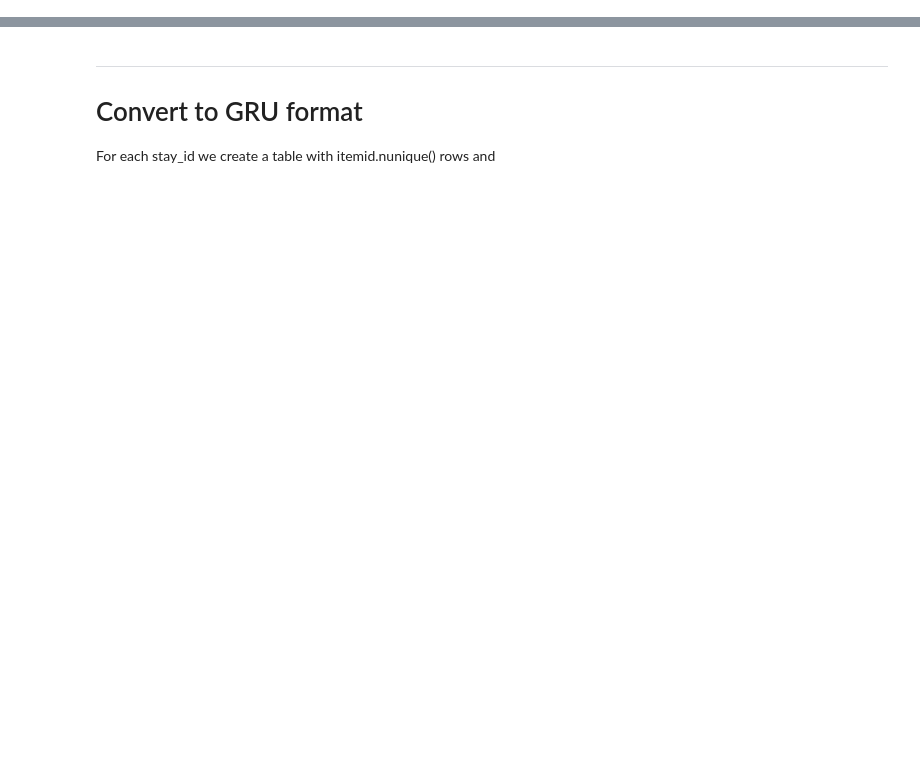
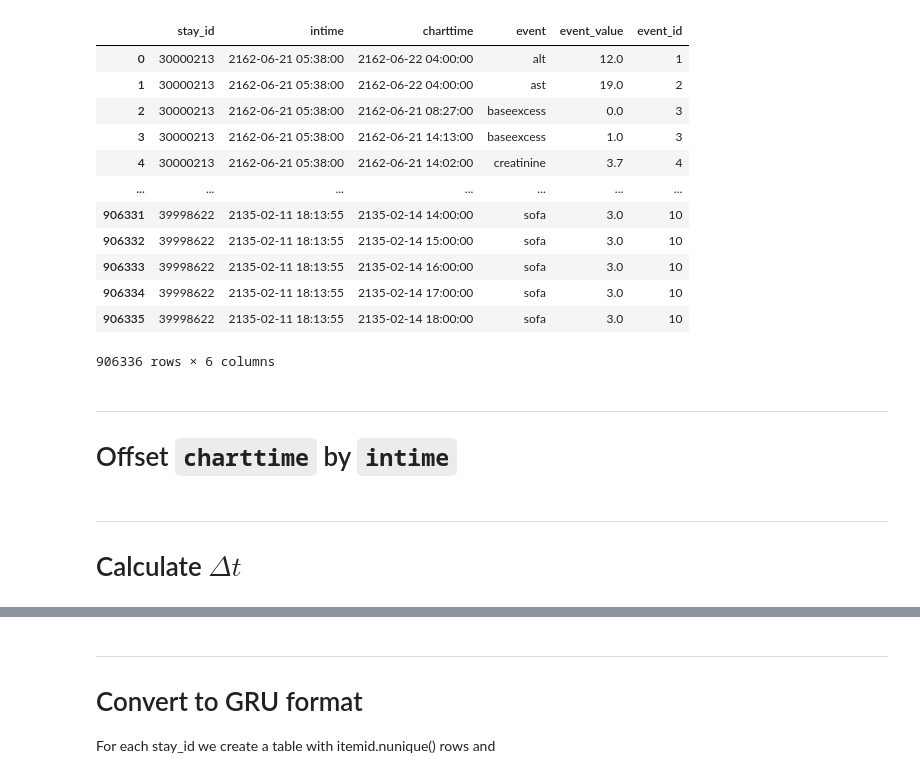
Before and after one commit to vlada-rozova/coagulation-prediction, a Jupyter notebook: data-wrangling.ipynb, the cells around one changed output, grey strips where cells are left out. Saved outputs shown, nothing was run; the diff lists cells and outputs as text; code cells hidden in the pictures; blank space fills up the shorter version.

```diff
--- a/data-wrangling.ipynb
+++ b/data-wrangling.ipynb
@@ -84,0 +132,16 @@ results.tail()
+# %%
+df
+# %% [output]
+|  | stay_id | intime | charttime | event | event_value | event_id |
+| 0 | 30000213 | 2162-06-21 05:38:00 | 2162-06-22 04:00:00 | alt | 12.0 | 1 |
+| 1 | 30000213 | 2162-06-21 05:38:00 | 2162-06-22 04:00:00 | ast | 19.0 | 2 |
+| 2 | 30000213 | 2162-06-21 05:38:00 | 2162-06-21 08:27:00 | baseexcess | 0.0 | 3 |
+| 3 | 30000213 | 2162-06-21 05:38:00 | 2162-06-21 14:13:00 | baseexcess | 1.0 | 3 |
+| 4 | 30000213 | 2162-06-21 05:38:00 | 2162-06-21 14:02:00 | creatinine | 3.7 | 4 |
+| ... | ... | ... | ... | ... | ... | ... |
+| 906331 | 39998622 | 2135-02-11 18:13:55 | 2135-02-14 14:00:00 | sofa | 3.0 | 10 |
+| 906332 | 39998622 | 2135-02-11 18:13:55 | 2135-02-14 15:00:00 | sofa | 3.0 | 10 |
+| 906333 | 39998622 | 2135-02-11 18:13:55 | 2135-02-14 16:00:00 | sofa | 3.0 | 10 |
+| 906334 | 39998622 | 2135-02-11 18:13:55 | 2135-02-14 17:00:00 | sofa | 3.0 | 10 |
+| 906335 | 39998622 | 2135-02-11 18:13:55 | 2135-02-14 18:00:00 | sofa | 3.0 | 10 |
+906336 rows × 6 columns
@@ -84,0 +151,3 @@ results.tail()
+# %% [markdown]
+___
+# Offset `charttime` by `intime`
@@ -84,0 +156,3 @@ results.tail()
+# %% [markdown]
+___
+# Calculate $\Delta t$
```
Also changed, not shown: parts of 34 cells of this notebook.
